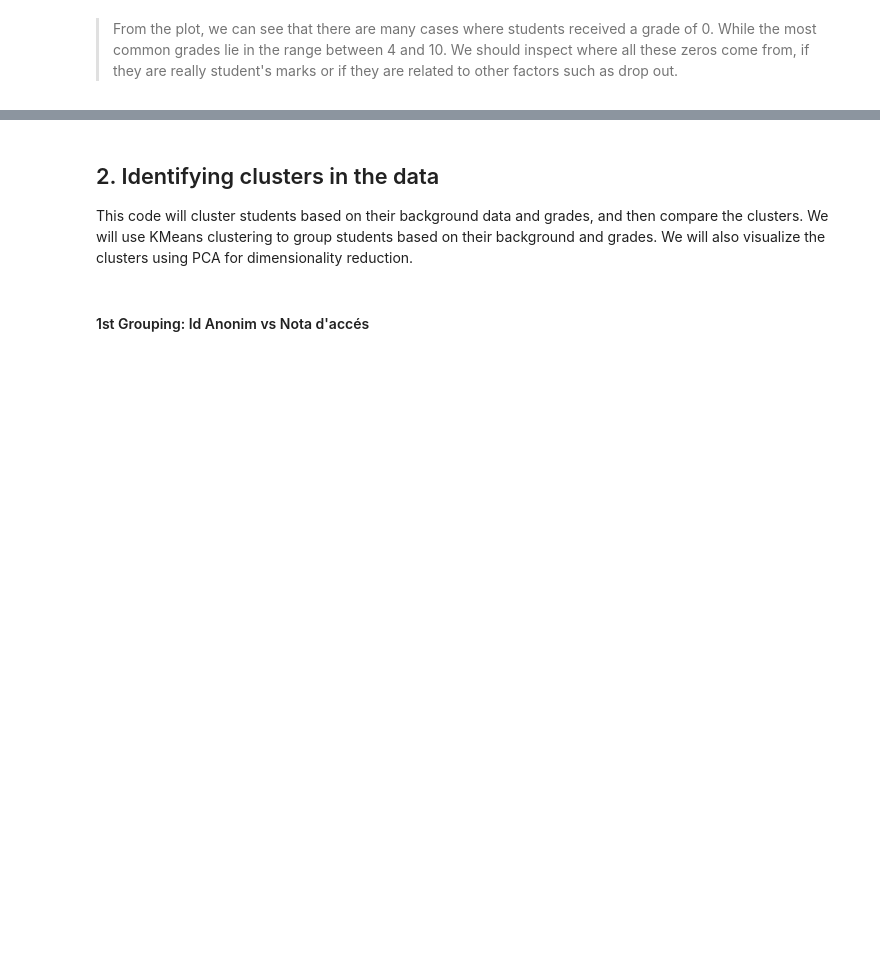
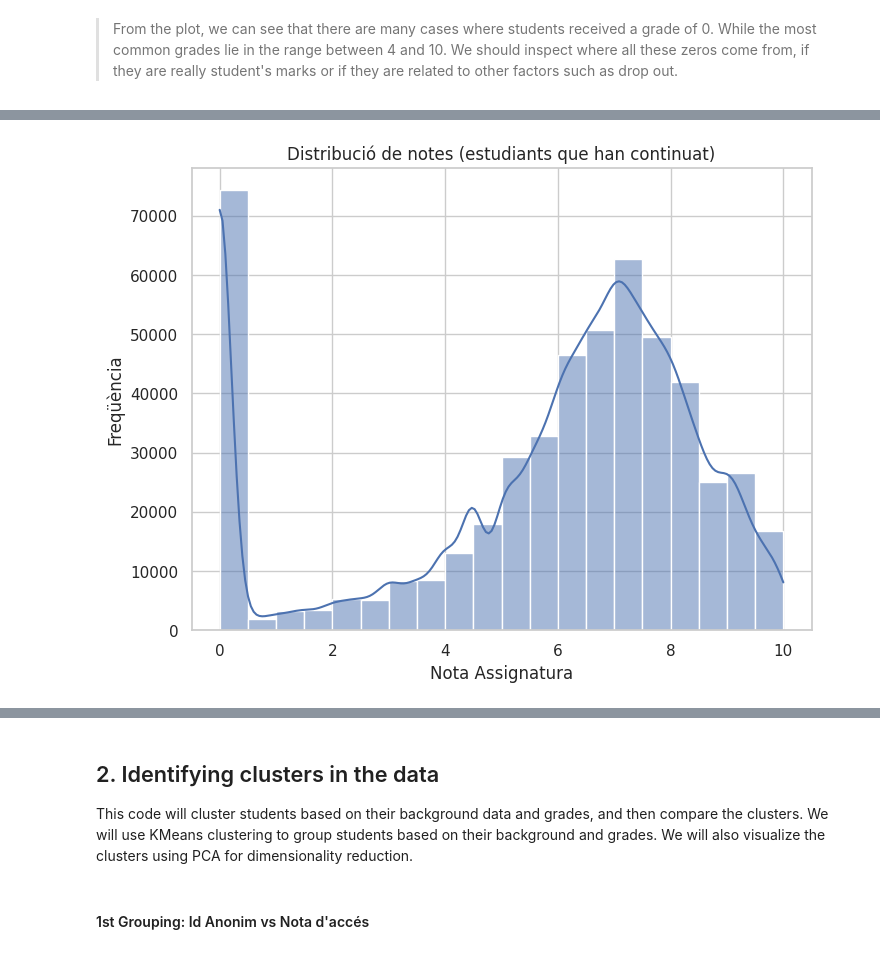
Before and after one commit to laurabolta/Synthesis-Project-I, a Jupyter notebook: Student_plots.ipynb, the cells around one changed output, grey strips where cells are left out. Saved outputs shown, nothing was run; the diff lists cells and outputs as text; code cells hidden in the pictures; blank space fills up the shorter version.

Commit message:
Fixed notes 0 from nota_assignatura

```diff
--- a/Student_plots.ipynb
+++ b/Student_plots.ipynb
@@ -117,0 +148,16 @@ Primeres 5 alumnes amb nota 0:
+# %%
+# Primero calculamos cuántos años ha cursado cada estudiante
+clean_df['num_anys_cursats'] = clean_df.groupby('id_anonim')['curs_academic'].transform('nunique')
+
+# Filtramos solo los estudiantes que han cursado más de un año
+students_multiyear = clean_df[clean_df['num_anys_cursats'] > 1]
+
+# Hacemos el histograma de sus notas
+plt.figure(figsize=(8, 6))
+sns.histplot(students_multiyear['nota_assignatura'], kde=True, bins=20)
+plt.title('Distribució de notes (estudiants que han continuat)')
+plt.xlabel('Nota Assignatura')
+plt.ylabel('Freqüència')
+plt.show()
+# %% [output]
+[figure, added]
```
Also changed, not shown: parts of 12 cells of this notebook, 2 other files.
